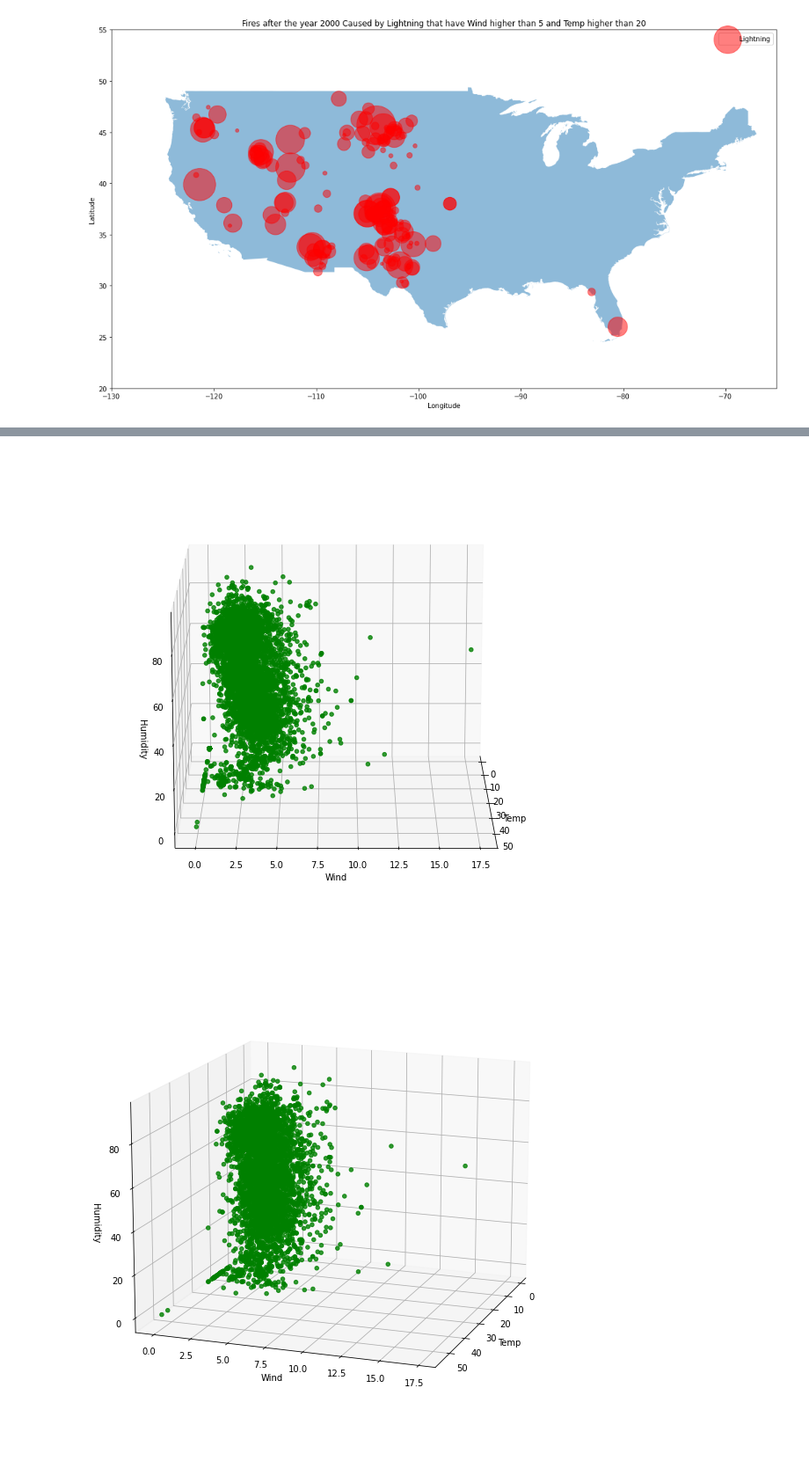
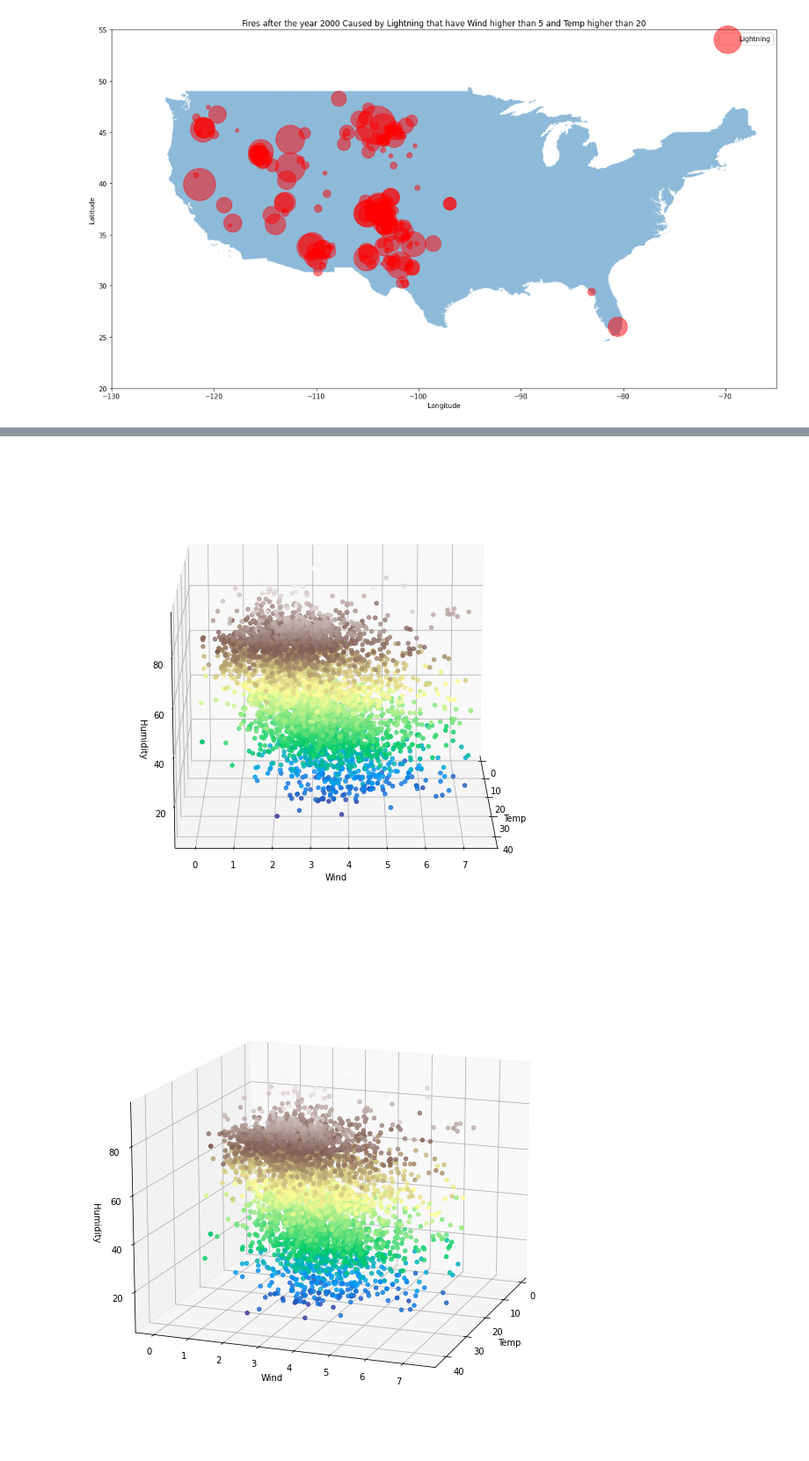
Before and after one commit to ConnorCallahan01/CSCI183FinalProject, a Jupyter notebook: FinalProject.ipynb, the cells around one changed output, grey strips where cells are left out. Shown at 88% size. Saved outputs shown, nothing was run; the diff lists cells and outputs as text; code cells hidden in the pictures.

```diff
--- a/FinalProject.ipynb
+++ b/FinalProject.ipynb
@@ -202,7 +202,7 @@ def printPlot(t_array):
 printPlot(temp_array)
 # Clean the data to only the columns that we want to observe
 for value in fire_df.columns:
-    if value not in temp_array and value != 'stat_cause_descr' and value != 'disc_clean_date'and value != 'state':
+    if value not in temp_array and value != 'stat_cause_descr' and value != 'disc_clean_date'and value != 'state' and value != 'fire_size_class':
         print(value)
         del fire_df[value]
 del fire_df['disc_pre_year']
@@ -579,3 +578,18 @@ plt.ylabel('Latitude')
 plt.show()
 # %% [output]
 [figure]
+# %%
+
+# Take care of outliers
+fire_df_copy = fire_df
+print("Highest allowed",fire_df_copy['Wind_cont'].mean() + 3*fire_df_copy['Wind_cont'].std())
+print("Lowest allowed",abs(fire_df_copy['Wind_cont'].mean() - 3*fire_df_copy['Wind_cont'].std()))
+print()
+print("Highest allowed",fire_df_copy['Hum_cont'].mean() + 3*fire_df_copy['Hum_cont'].std())
+print("Lowest allowed",fire_df_copy['Hum_cont'].mean() - 3*fire_df_copy['Hum_cont'].std())
+print()
+print("Highest allowed",fire_df_copy['Temp_cont'].mean() + 3*fire_df_copy['Temp_cont'].std())
+print("Lowest allowed",fire_df_copy['Temp_cont'].mean() - 3*fire_df_copy['Temp_cont'].std())
+print()
+print("Highest allowed",fire_df_copy['fire_size'].mean() + 3*fire_df_copy['fire_size'].std())
+print("Lowest allowed",fire_df_copy['fire_size'].mean() - 3*fire_df_copy['fire_size'].std())
@@ -581,0 +608,7 @@ plt.show()
+# %%
+temp_1 = fire_df_copy[(fire_df_copy['Wind_cont'] < 7.428) & (fire_df_copy['Wind_cont'] > -0.01)]
+temp_2 = temp_1[(temp_1['Hum_cont'] < 128.61) & (temp_1['Hum_cont'] > 0)]
+temp_3 = temp_2[(temp_2['Temp_cont'] < 42.9105) & (temp_2['Temp_cont'] > 0)]
+no_out_fire_df = temp_3[(temp_3['fire_size'] < 47803.218) & (temp_3['fire_size'] > 0)]
+no_out_fire_df.reset_index(drop=True, inplace=True)
+no_out_fire_df
@@ -582,28 +629,28 @@ plt.show()
 # %%
 i = 0
 while i < 100:
     fig = plt.figure(figsize=(15, 10))
     ax = plt.axes(projection='3d')
 
     zdata = []
     xdata = []
     ydata = []
 
-    for id in fire_df.index:
-        if fire_df.iloc[id]['stat_cause_descr'] == 'Lightning':
-            zdata.append(fire_df.iloc[id]['Hum_cont'])
-            xdata.append(fire_df.iloc[id]['Temp_cont'])
-            ydata.append(fire_df.iloc[id]['Wind_cont'])
-    ax.scatter3D(xdata, ydata, zdata, c='green', alpha=.8)
+    for id in no_out_fire_df.index:
+        if no_out_fire_df.iloc[id]['stat_cause_descr'] == 'Lightning':
+            zdata.append(no_out_fire_df.iloc[id]['Hum_cont'])
+            xdata.append(no_out_fire_df.iloc[id]['Temp_cont'])
+            ydata.append(no_out_fire_df.iloc[id]['Wind_cont'])
+    ax.scatter3D(xdata, ydata, zdata, c=zdata, cmap='terrain', alpha=.8)
 
 
     ax.set_xlabel('Temp')
     ax.set_ylabel('Wind')
     ax.set_zlabel('Humidity')
 
     ax.view_init(15, i)
     i += 20
     fig
 # %% [output]
-[figure, old version]
+[figure, new version]
-[figure, old version]
+[figure, new version]
```
Also changed, not shown: parts of 11 cells of this notebook.
